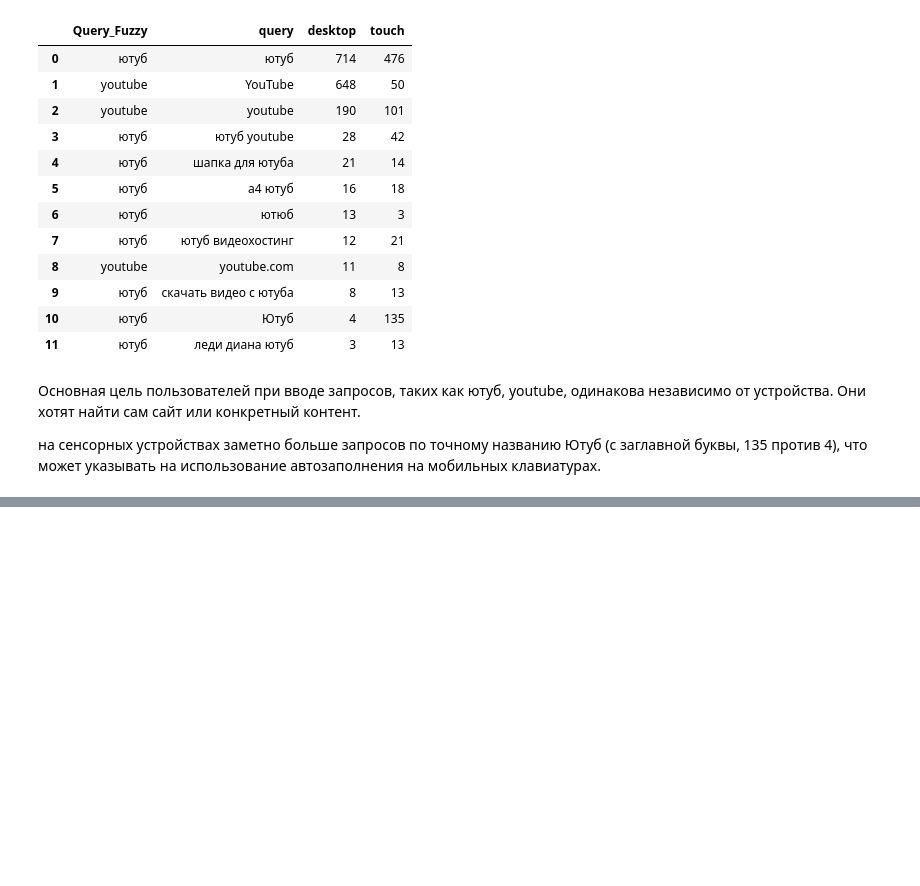
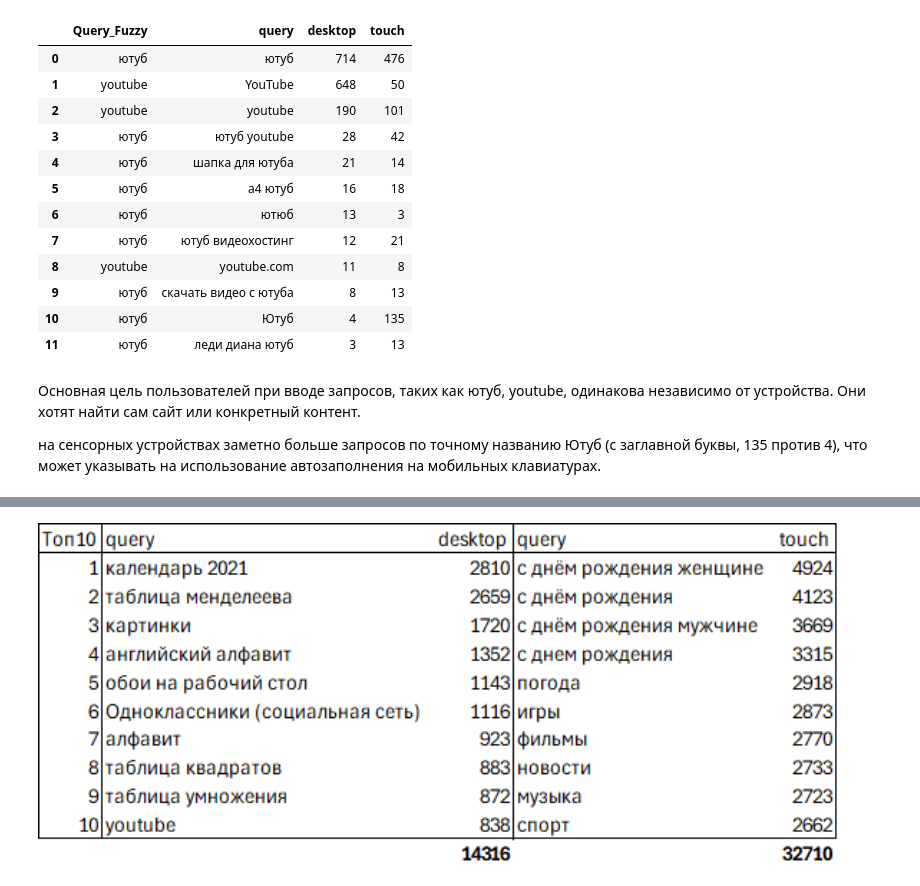
Before and after one commit to Padre-777/requests_from_devices, a Jupyter notebook: Untitled.ipynb, the cells around one changed output, grey strips where cells are left out. Drawn from its saved outputs; the diff is of its cells as text; code cells hidden in the pictures; blank space fills up the shorter version.

```diff
--- a/Untitled.ipynb
+++ b/Untitled.ipynb
@@ -209,0 +215,4 @@ result_pivot
+# %%
+display(Image(filename='топ10 desktop touth table список.png', width=800))
+# %% [output]
+[figure, added]
```
Also changed, not shown: parts of 6 cells of this notebook.
